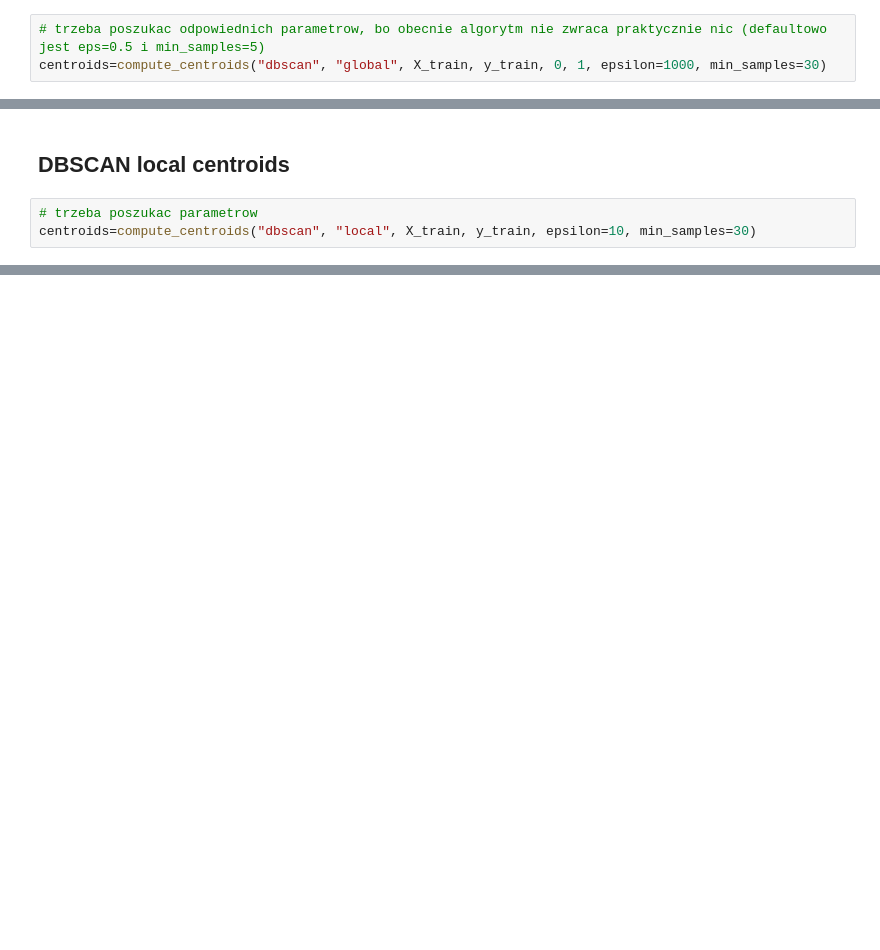
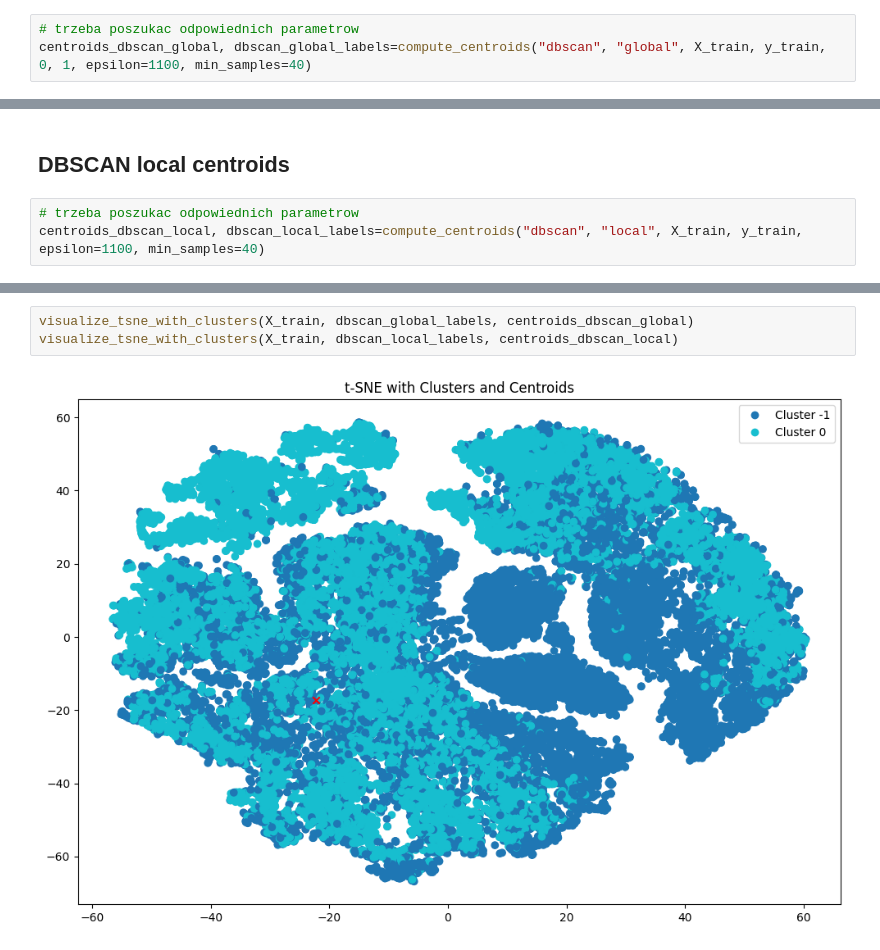
Before and after one commit to blogusz/Centroid-based-supervised-visualization, a Jupyter notebook: main.ipynb, the cells around one changed output, grey strips where cells are left out. Cells and saved outputs as stored; diff of their text form; blank space fills up the shorter version.

```diff
--- a/main.ipynb
+++ b/main.ipynb
@@ -131,5 +161,5 @@ print(centroids.shape)
 # %% [markdown]
 ## DBSCAN global centroids
 # %%
-# trzeba poszukac odpowiednich parametrow, bo obecnie algorytm nie zwraca praktycznie nic (defaultowo jest eps=0.5 i min_samples=5)
-centroids=compute_centroids("dbscan", "global", X_train, y_train, 0, 1, epsilon=1000, min_samples=30)
+# trzeba poszukac odpowiednich parametrow
+centroids_dbscan_global, dbscan_global_labels=compute_centroids("dbscan", "global", X_train, y_train, 0, 1, epsilon=1100, min_samples=40)
@@ -149,5 +190,5 @@ print(centroids.shape)
 # %% [markdown]
 ## DBSCAN local centroids
 # %%
-# trzeba poszukac parametrow
-centroids=compute_centroids("dbscan", "local", X_train, y_train, epsilon=10, min_samples=30)
+# trzeba poszukac odpowiednich parametrow
+centroids_dbscan_local, dbscan_local_labels=compute_centroids("dbscan", "local", X_train, y_train, epsilon=1100, min_samples=40)
@@ -161,0 +265,5 @@ print(centroids.shape)
+# %%
+visualize_tsne_with_clusters(X_train, dbscan_global_labels, centroids_dbscan_global)
+visualize_tsne_with_clusters(X_train, dbscan_local_labels, centroids_dbscan_local)
+# %% [output]
+[figure, added]
```
Also changed, not shown: parts of 33 cells of this notebook, 2 other files.
